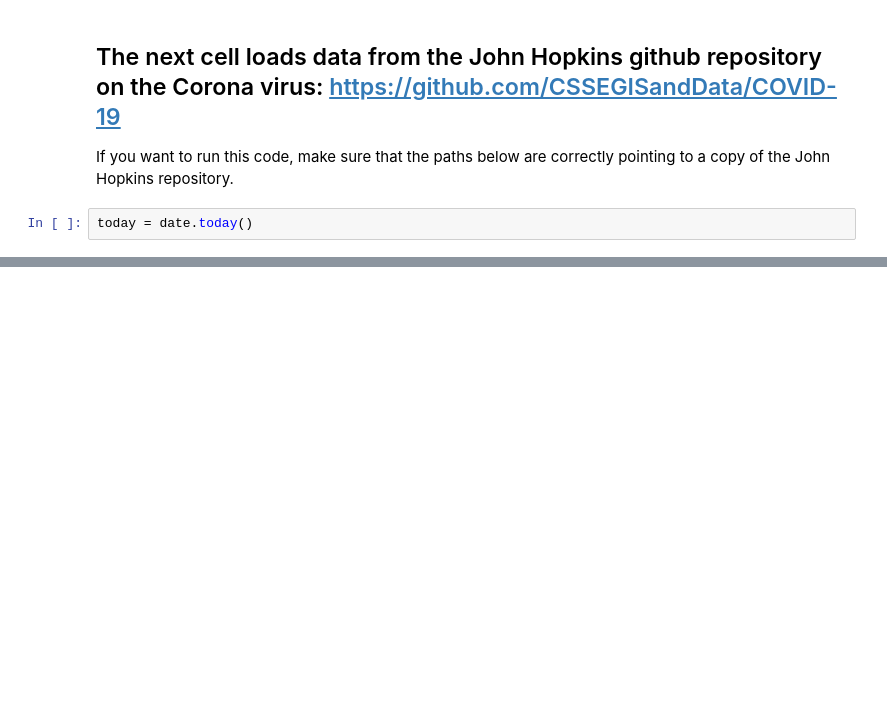
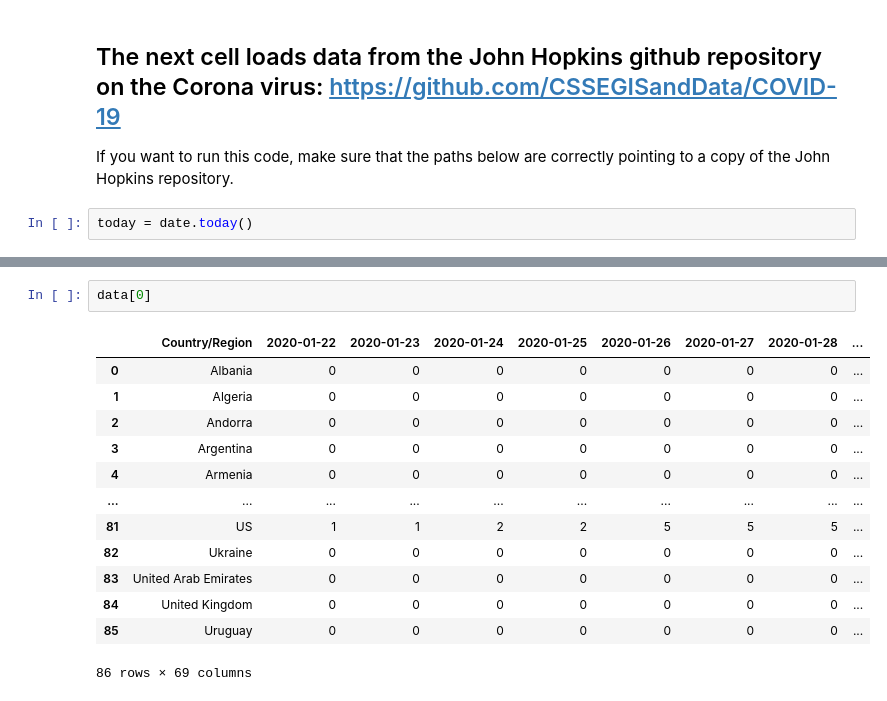
Before and after one commit to michaelneururer/corona_data_analysis, a Jupyter notebook: Corona Data.ipynb, the cells around one changed output, grey strips where cells are left out. Drawn from its saved outputs; the diff is of its cells as text; blank space fills up the shorter version.

```diff
--- a/Corona Data.ipynb
+++ b/Corona Data.ipynb
@@ -36,2 +48,18 @@ for d in data:
+# %%
+data[0]
+# %% [output]
+|  | Country/Region | 2020-01-22 | 2020-01-23 | 2020-01-24 | 2020-01-25 | 2020-01-26 | 2020-01-27 | 2020-01-28 | ... |
+| 0 | Albania | 0 | 0 | 0 | 0 | 0 | 0 | 0 | ... |
+| 1 | Algeria | 0 | 0 | 0 | 0 | 0 | 0 | 0 | ... |
+| 2 | Andorra | 0 | 0 | 0 | 0 | 0 | 0 | 0 | ... |
+| 3 | Argentina | 0 | 0 | 0 | 0 | 0 | 0 | 0 | ... |
+| 4 | Armenia | 0 | 0 | 0 | 0 | 0 | 0 | 0 | ... |
+| ... | ... | ... | ... | ... | ... | ... | ... | ... | ... |
+| 81 | US | 1 | 1 | 2 | 2 | 5 | 5 | 5 | ... |
+| 82 | Ukraine | 0 | 0 | 0 | 0 | 0 | 0 | 0 | ... |
+| 83 | United Arab Emirates | 0 | 0 | 0 | 0 | 0 | 0 | 0 | ... |
+| 84 | United Kingdom | 0 | 0 | 0 | 0 | 0 | 0 | 0 | ... |
+| 85 | Uruguay | 0 | 0 | 0 | 0 | 0 | 0 | 0 | ... |
+86 rows × 69 columns
 # %%
 sample_size = 10
```
Also changed, not shown: parts of 8 cells of this notebook.
